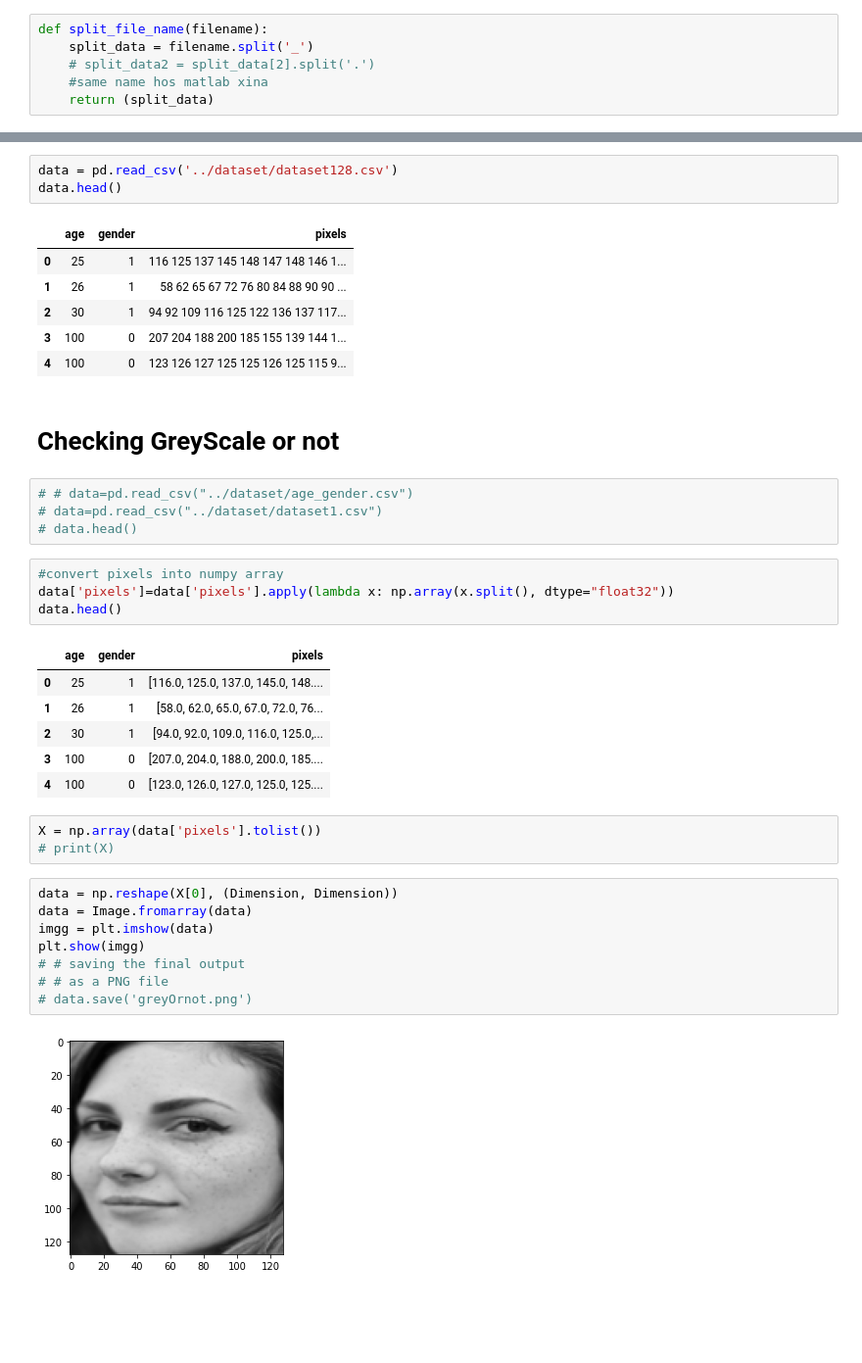
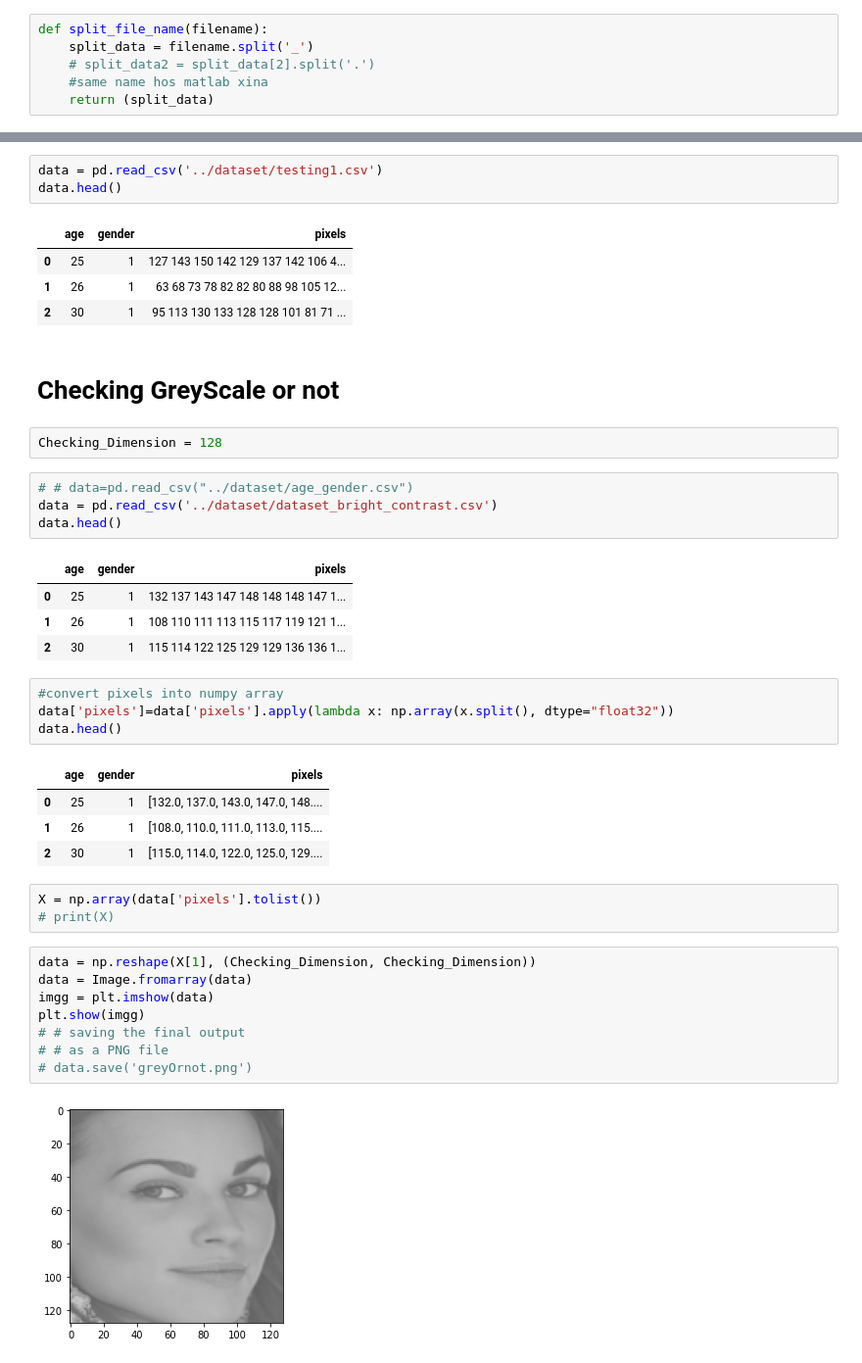
Before and after one commit to Uramud/age-and-gender-detection, a Jupyter notebook: convert_to_dataset/Converting-images-to-csv-format.ipynb, the cells around one changed output, grey strips where cells are left out. Shown at 98% size. Saved outputs shown, nothing was run; the diff lists cells and outputs as text; blank space fills up the shorter version.

```diff
--- a/convert_to_dataset/Converting-images-to-csv-format.ipynb
+++ b/convert_to_dataset/Converting-images-to-csv-format.ipynb
@@ -103,40 +89,43 @@ df.to_csv('../dataset/dataset64.csv',index=False)
 # %%
-data = pd.read_csv('../dataset/dataset128.csv')
+data = pd.read_csv('../dataset/testing1.csv')
 data.head()
 # %% [output]
 |  | age | gender | pixels |
-| 0 | 25 | 1 | 116 125 137 145 148 147 148 146 1... |
-| 1 | 26 | 1 | 58 62 65 67 72 76 80 84 88 90 90 ... |
-| 2 | 30 | 1 | 94 92 109 116 125 122 136 137 117... |
-| 3 | 100 | 0 | 207 204 188 200 185 155 139 144 1... |
-| 4 | 100 | 0 | 123 126 127 125 125 126 125 115 9... |
+| 0 | 25 | 1 | 127 143 150 142 129 137 142 106 4... |
+| 1 | 26 | 1 | 63 68 73 78 82 82 80 88 98 105 12... |
+| 2 | 30 | 1 | 95 113 130 133 128 128 101 81 71 ... |
 # %% [markdown]
 # Checking GreyScale or not
+# %%
+Checking_Dimension = 128
 # %%
 # # data=pd.read_csv("../dataset/age_gender.csv")
-# data=pd.read_csv("../dataset/dataset1.csv")
-# data.head()
+data = pd.read_csv('../dataset/dataset_bright_contrast.csv')
+data.head()
+# %% [output]
+|  | age | gender | pixels |
+| 0 | 25 | 1 | 132 137 143 147 148 148 148 147 1... |
+| 1 | 26 | 1 | 108 110 111 113 115 117 119 121 1... |
+| 2 | 30 | 1 | 115 114 122 125 129 129 136 136 1... |
 # %%
 #convert pixels into numpy array
 data['pixels']=data['pixels'].apply(lambda x: np.array(x.split(), dtype="float32"))
 data.head()
 # %% [output]
 |  | age | gender | pixels |
-| 0 | 25 | 1 | [116.0, 125.0, 137.0, 145.0, 148.... |
-| 1 | 26 | 1 | [58.0, 62.0, 65.0, 67.0, 72.0, 76... |
-| 2 | 30 | 1 | [94.0, 92.0, 109.0, 116.0, 125.0,... |
-| 3 | 100 | 0 | [207.0, 204.0, 188.0, 200.0, 185.... |
-| 4 | 100 | 0 | [123.0, 126.0, 127.0, 125.0, 125.... |
+| 0 | 25 | 1 | [132.0, 137.0, 143.0, 147.0, 148.... |
+| 1 | 26 | 1 | [108.0, 110.0, 111.0, 113.0, 115.... |
+| 2 | 30 | 1 | [115.0, 114.0, 122.0, 125.0, 129.... |
 # %%
 X = np.array(data['pixels'].tolist())
 # print(X)
 # %%
-data = np.reshape(X[0], (Dimension, Dimension))
+data = np.reshape(X[1], (Checking_Dimension, Checking_Dimension))
 data = Image.fromarray(data)
 imgg = plt.imshow(data)
 plt.show(imgg)
 # # saving the final output
 # # as a PNG file
 # data.save('greyOrnot.png')
 # %% [output]
-[figure, old version]
+[figure, new version]
```
Also changed, not shown: parts of 19 cells of this notebook, 33 other files.
